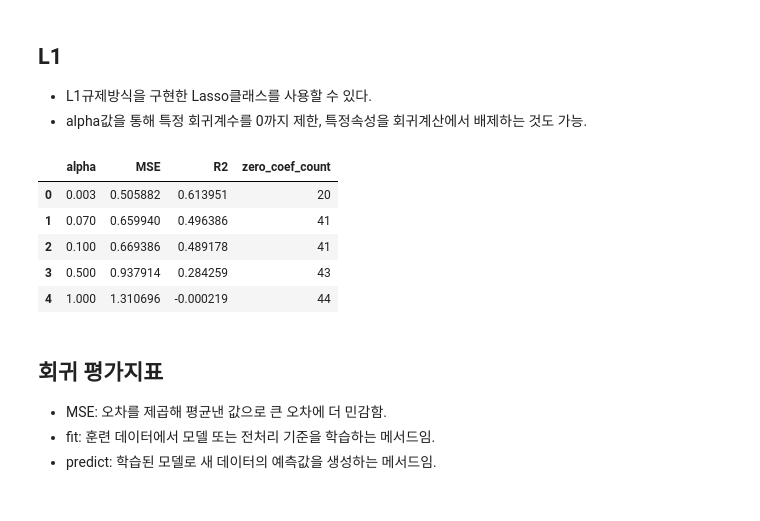
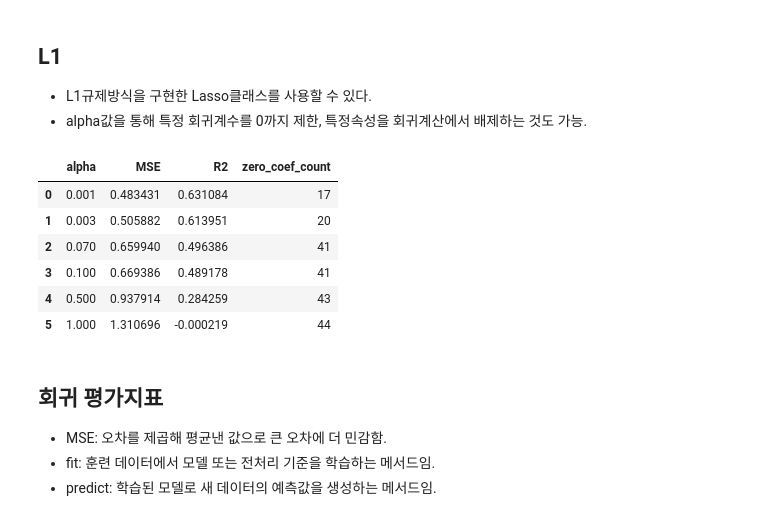
Before and after one commit to RabbitTasteDog-PRO/06_machine_learning, a Jupyter notebook: 02_regression/04_regularized_linear_model.ipynb, the cells around one changed output. Saved outputs shown, nothing was run; the diff lists cells and outputs as text; code cells hidden in the pictures.

```diff
--- a/02_regression/04_regularized_linear_model.ipynb
+++ b/02_regression/04_regularized_linear_model.ipynb
@@ -427,7 +427,7 @@ from sklearn.linear_model import Lasso
 
 # alpha값이 커질수록 강한 규제가 적용된다.
 # 규제가 강해지면 더 많은 feature의 계수가 0이 될 수 있다.
-alphas = [0.003, 0.07, 0.1, 0.5, 1]
+alphas = [0.001, 0.003, 0.07, 0.1, 0.5, 1]
 
 # alpha별 feature 계수를 저장할 표이다.
 # 각 열에는 특정 alpha에서 학습된 회귀계수가 들어간다.
@@ -449,7 +449,7 @@ for alpha in alphas:
         # alpha는 규제 강도이다.
         # max_iter는 반복 학습 횟수를 늘려 수렴 경고를 줄이기 위해 사용한다.
         # ('lasso', Lasso(alpha=alpha, max_iter=10000)),
-        ('model', Lasso(alpha=alpha, max_iter=20000)),
+        ('model', Lasso(alpha=alpha, max_iter=200000)),
     ])
 
     # 학습 데이터로 파이프라인 전체를 학습한다.
@@ -477,38 +477,100 @@ for alpha in alphas:
 
     # 테스트 데이터에 대한 예측값을 만든다.
     y_test_pred = pipeline.predict(X_test)
 
     # 현재 alpha의 평가 결과를 저장한다.
     lass_results.append({
         # 현재 사용한 alpha 값
         'alpha': alpha,
 
         # MSE: 실제값과 예측값의 차이를 제곱해서 평균낸 값
         # 작을수록 좋다.
         'MSE': mean_squared_error(y_test, y_test_pred),
 
         # R2: 모델이 정답을 얼마나 잘 설명하는지 나타내는 점수
         # 1에 가까울수록 좋다.
         'R2': pipeline.score(X_test, y_test),
 
         # 회귀계수가 0에 가까운 feature 개수
         # 이 값이 클수록 Lasso가 많은 feature를 제거한 것이다.
         'zero_coef_count': np.sum(np.isclose(lasso_model.coef_, 0)),
     })
 
 # 리스트로 모은 평가 결과를 표로 변환한다.
 lass_result_df = pd.DataFrame(lass_results)
 lass_result_df
 
 # Lasso는 alpha가 커질수록 규제가 강해져 0이되는 계수의 수가 증가한다
 # -> feature가 많이 제거되어 예측 성능이 하락할수있따
+
+# w0x0, w1x1, w2x2에서 헷갈리는 지점은 회귀계수는 w이고, x는 feature 값이라는 점입니다.
+# 선형 회귀식은 보통 이렇게 봅니다.
+#
+# 예측값 = w0*x0 + w1*x1 + w2*x2 + b
+#
+# 각각의 의미는:
+#
+# x0, x1, x2 = feature 값
+# w0, w1, w2 = 각 feature에 곱해지는 회귀계수, 가중치
+# b          = 절편, intercept
+#
+# 예를 들어 농어 무게를 예측한다고 하면:
+#
+# x0 = length
+# x1 = height
+# x2 = width
+#
+# 모델이 학습해서 이런 계수를 얻었다고 해보면:
+#
+# w0 = 30
+# w1 = 80
+# w2 = 120
+# b  = -500
+#
+# 그러면 예측식은 이렇게 됩니다.
+#
+# 예측 무게 = 30*length + 80*height + 120*width - 500
+#
+# 즉:
+#
+# 30*length  = 길이가 예측값에 기여하는 부분
+# 80*height  = 높이가 예측값에 기여하는 부분
+# 120*width  = 너비가 예측값에 기여하는 부분
+#
+# 그래서 w0x0 전체가 회귀계수는 아닙니다.
+#
+# 정확히는:
+#
+# w0 = 회귀계수
+# x0 = feature 값
+# w0*x0 = 그 feature가 예측값에 기여한 값
+#
+# 예를 들어 length=20, height=5, width=3이면:
+#
+# 예측값 = 30*20 + 80*5 + 120*3 - 500
+#      = 600 + 400 + 360 - 500
+#      = 860
+#
+# 여기서 모델이 학습한 것은 w0, w1, w2, b입니다.
+# 우리가 입력하는 값은 x0, x1, x2입니다.
+#
+# 정리하면:
+#
+# feature       = x
+# 회귀계수      = w
+# 절편          = b
+# 예측값        = w*x 들을 모두 더한 값 + b
+#
+# model.coef_를 출력하면 나오는 값들이 바로 w0, w1, w2 같은 회귀계수입니다.
+# model.intercept_를 출력하면 b, 즉 절편이 나옵니다.
 # %% [output]
 |  | alpha | MSE | R2 | zero_coef_count |
-| 0 | 0.003 | 0.505882 | 0.613951 | 20 |
-| 1 | 0.070 | 0.659940 | 0.496386 | 41 |
-| 2 | 0.100 | 0.669386 | 0.489178 | 41 |
-| 3 | 0.500 | 0.937914 | 0.284259 | 43 |
-| 4 | 1.000 | 1.310696 | -0.000219 | 44 |
+| 0 | 0.001 | 0.483431 | 0.631084 | 17 |
+| 1 | 0.003 | 0.505882 | 0.613951 | 20 |
+| 2 | 0.070 | 0.659940 | 0.496386 | 41 |
+| 3 | 0.100 | 0.669386 | 0.489178 | 41 |
+| 4 | 0.500 | 0.937914 | 0.284259 | 43 |
+| 5 | 1.000 | 1.310696 | -0.000219 | 44 |
 # %% [markdown]
 ## 회귀 평가지표
 
```
Also changed, not shown: parts of 6 cells of this notebook.
